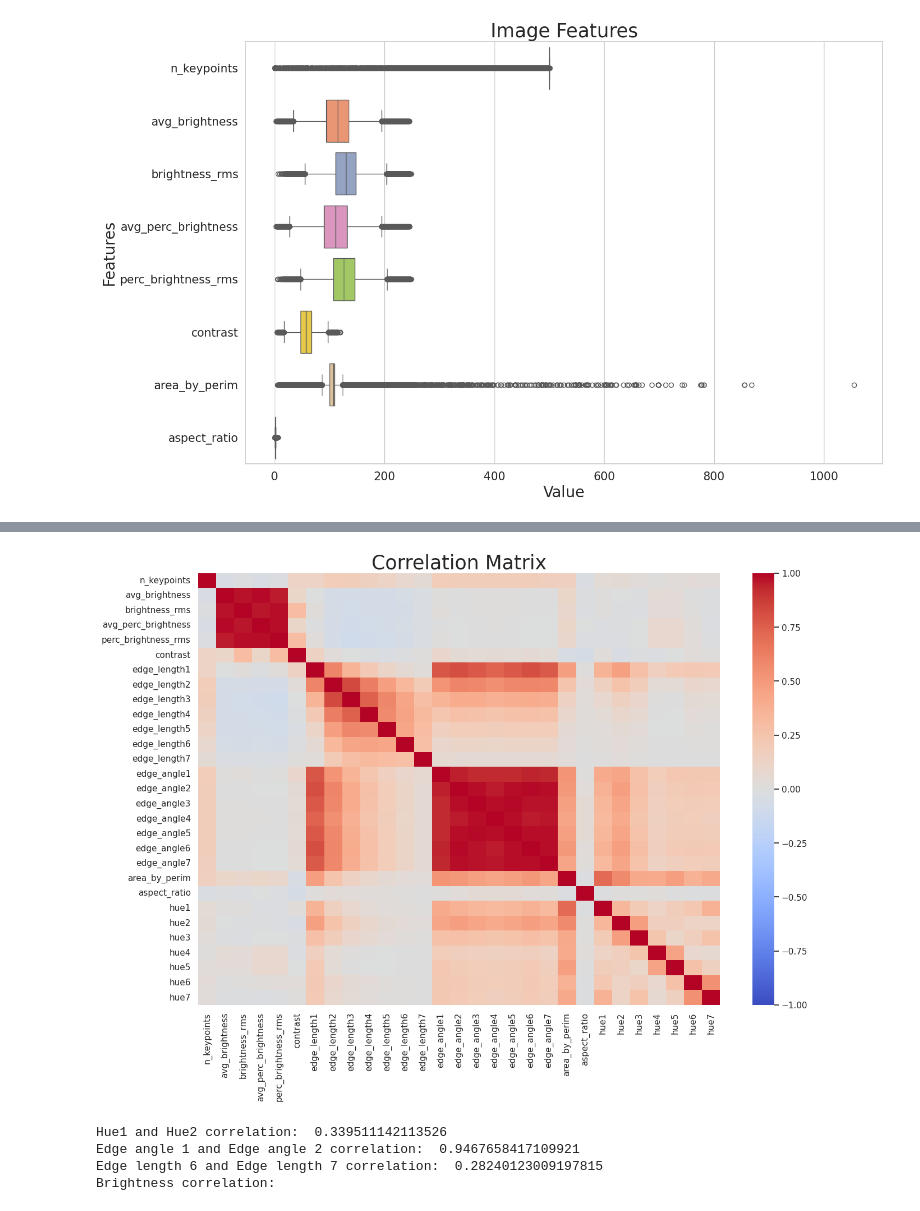
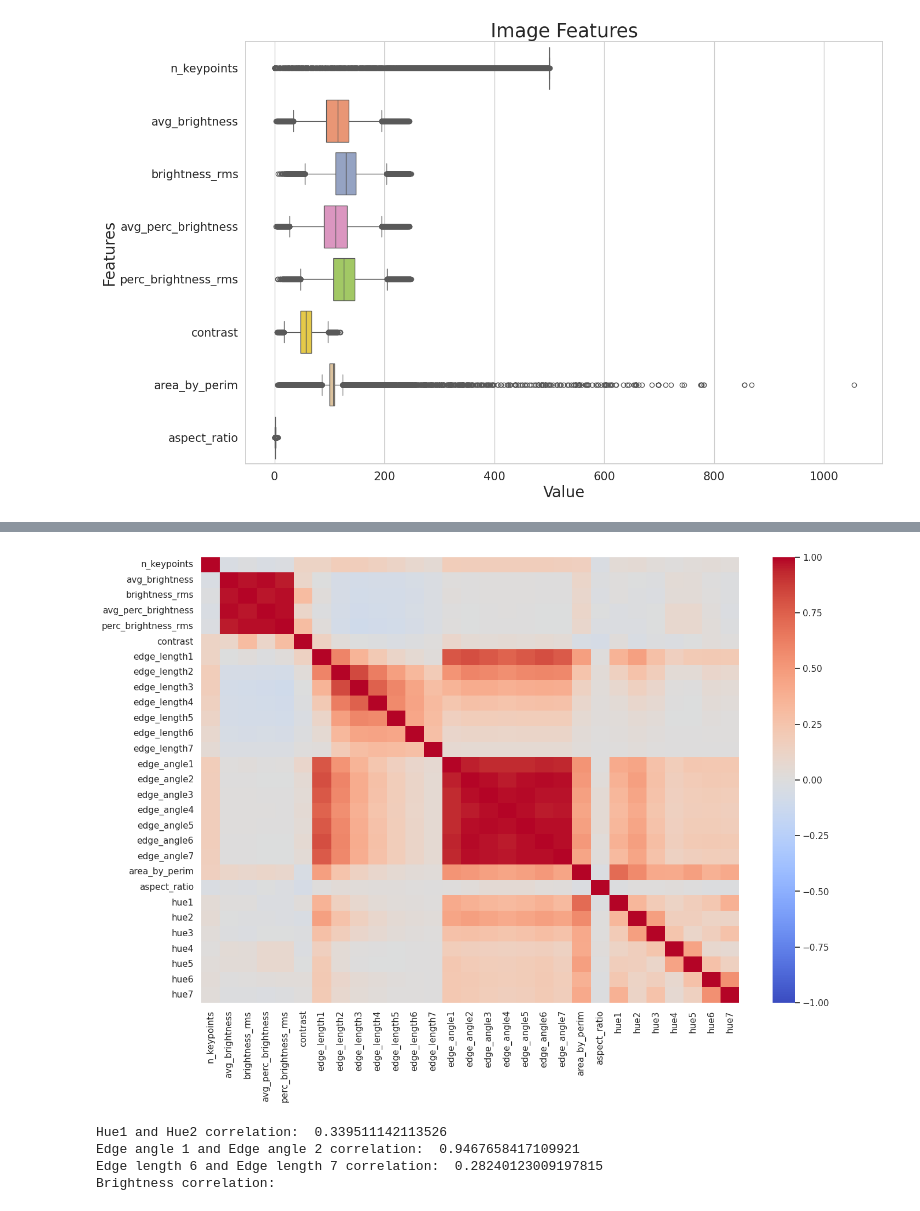
Before and after one commit to HitkoDev/energy-efficient-ml, a Jupyter notebook: code/feature-engineering/plot.ipynb, the cells around one changed output, grey strips where cells are left out. Drawn from its saved outputs; the diff is of its cells as text; code cells hidden in the pictures.

```diff
--- a/code/feature-engineering/plot.ipynb
+++ b/code/feature-engineering/plot.ipynb
@@ -137,16 +137,16 @@ for col in feat_df.columns:
 # %%
 # plot correlation matrix without numbers
 corr = df.corr(method='pearson')
 plt.figure(figsize=(15, 10))
 sns.heatmap(corr, annot=False, cmap='coolwarm', vmin=-1, vmax=1)
-plt.title('Correlation Matrix', fontsize=25)
+# plt.title('Correlation Matrix', fontsize=25)
 
 # save image as pdf
 plt.savefig('cv_corr_matrix.pdf', bbox_inches='tight')
 
 plt.show()
 # %% [output]
-[figure, old version]
+[figure, new version]
 # %%
 print("Hue1 and Hue2 correlation: ", corr['hue1']['hue2'])
 print("Edge angle 1 and Edge angle 2 correlation: ", corr['edge_angle1']['edge_angle2'])
```
Also changed, not shown: parts of 3 cells of this notebook, 3 other files.
